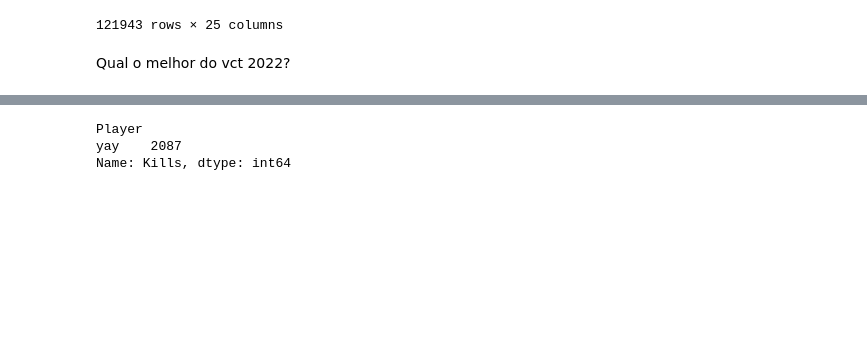
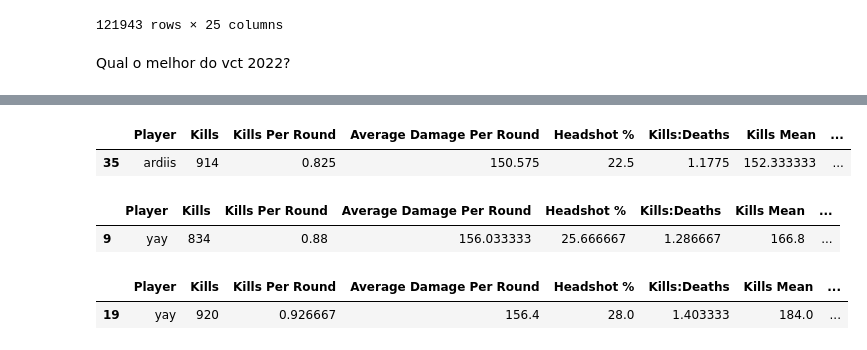
Before and after one commit to PedroLSCabral/Projeto-ICD, a Jupyter notebook: vct_2022.ipynb, the cells around one changed output, grey strips where cells are left out. Cells and saved outputs as stored; diff of their text form; code cells hidden in the pictures; blank space fills up the shorter version.

```diff
--- a/vct_2022.ipynb
+++ b/vct_2022.ipynb
@@ -408,29 +412,33 @@ best_player_champions_vct2022 = fc.bestPlayerRegion(players_vct2022,times_champi
 # %%
 times_masters_copenhagen = ['Paper Rex','Leviatán','DRX','OpTic Gaming','FNATIC','XERXIA Esports','FunPlus Phoenix','Guild Esports','LOUD',
                             'KRÜ Esports','NORTHEPTION','XSET']
 
 tornament = 'Valorant Champions Tour Stage 2: Masters Copenhagen'
 best_player_masters_copenhagen_vct2022 = fc.bestPlayerRegion(players_vct2022,times_masters_copenhagen, tornament)
+best_player_masters_copenhagen_vct2022
+# %% [output]
+|  | Player | Kills | Kills Per Round | Average Damage Per Round | Headshot % | Kills:Deaths | Kills Mean | ... |
+| 35 | ardiis | 914 | 0.825 | 150.575 | 22.5 | 1.1775 | 152.333333 | ... |
 # %%
 times_masters_reykjavik = ['DRX','OpTic Gaming','ZETA DIVISION','Team Liquid','XERXIA Esports','LOUD','Paper Rex','The Guard','FNATIC','G2 Esports',
                            'KRÜ Esports','Ninjas In Pyjamas']
 tornament = 'Valorant Champions Tour Stage 1: Masters Reykjavík'
 
 best_player_masters_reykjavik_vct2022 = fc.bestPlayerRegion(players_vct2022,times_masters_reykjavik, tornament)
+best_player_masters_reykjavik_vct2022
+# %% [output]
+|  | Player | Kills | Kills Per Round | Average Damage Per Round | Headshot % | Kills:Deaths | Kills Mean | ... |
+| 9 | yay | 834 | 0.88 | 156.033333 | 25.666667 | 1.286667 | 166.8 | ... |
-# %%
-best_player_vct2022 = pd.concat([
-    best_player_champions_vct2022,
-    best_player_masters_copenhagen_vct2022,
-    best_player_masters_reykjavik_vct2022
-])
-
-
-soma_kills = best_player_vct2022.groupby('Player')['Kills'].sum().round(2)
-
-soma_kills_ordenado = soma_kills.sort_values(ascending=False).head(1)
-
-soma_kills_ordenado
-# %% [output]
-Player
-yay    2087
-Name: Kills, dtype: int64
+# %%
+best_player_vct2022 = pd.concat([
+    best_player_champions_vct2022,
+    best_player_masters_reykjavik_vct2022,
+    best_player_masters_copenhagen_vct2022
+])
+
+ordered_df = best_player_vct2022.sort_values(by=[col for col in best_player_vct2022.columns if 'mean' in col])
+
+ordered_df.head(1)
+# %% [output]
+|  | Player | Kills | Kills Per Round | Average Damage Per Round | Headshot % | Kills:Deaths | Kills Mean | ... |
+| 19 | yay | 920 | 0.926667 | 156.4 | 28.0 | 1.403333 | 184.0 | ... |
```
Also changed, not shown: parts of 1 cell of this notebook, 2 other files.
